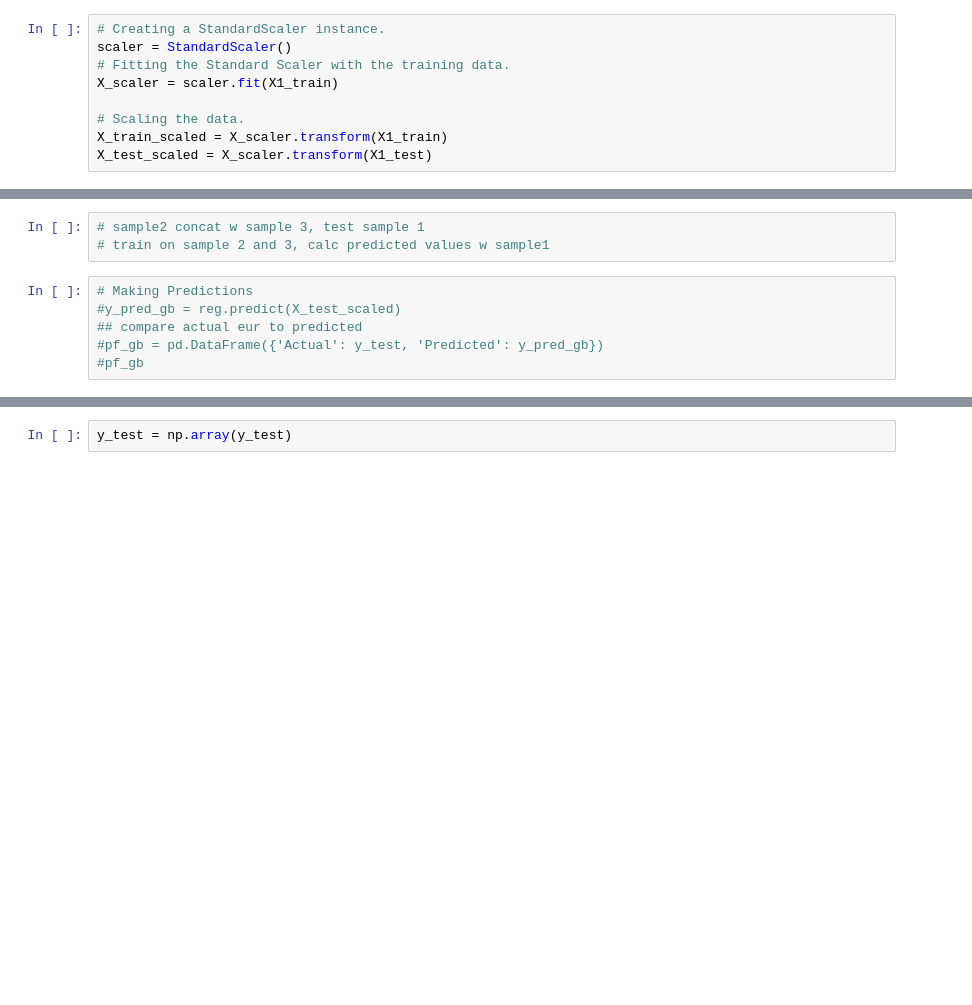
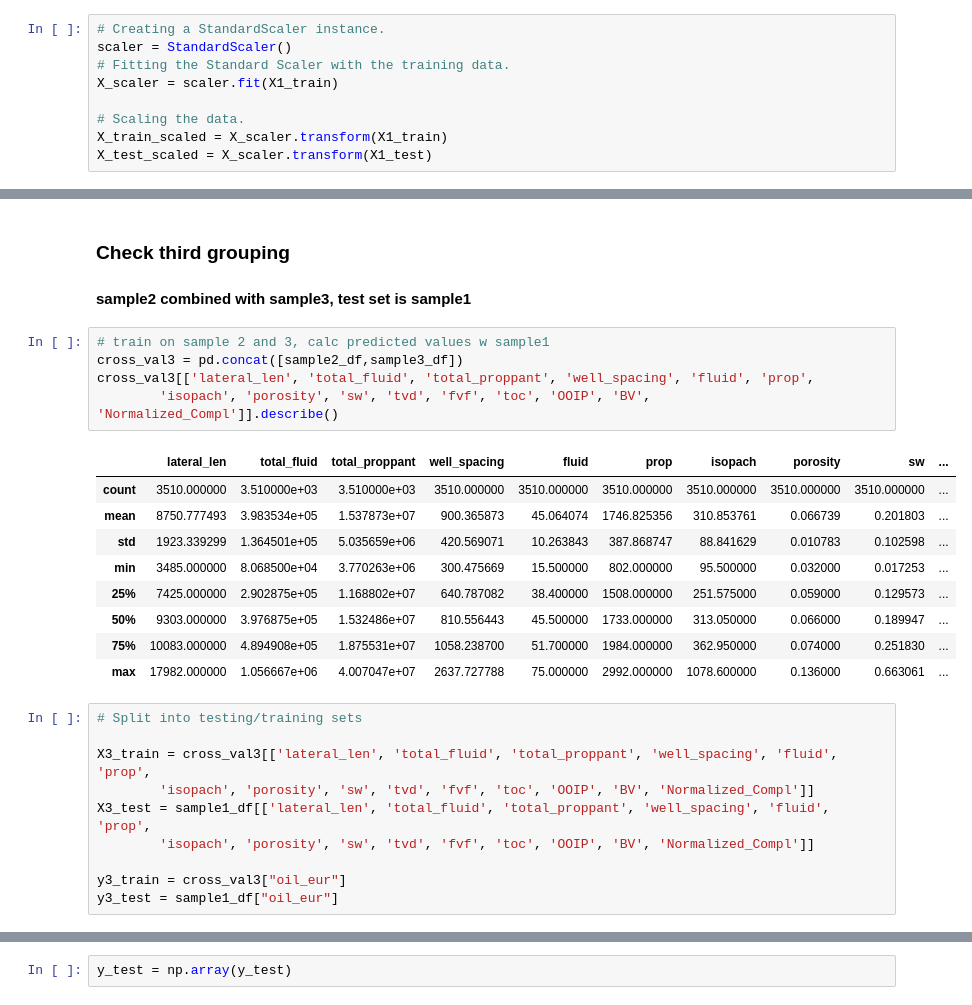
Before and after one commit to Auelocks/Friday_Night_Lights, a Jupyter notebook: GradientBoostRegressor_model.ipynb, the cells around one changed output, grey strips where cells are left out. Saved outputs shown, nothing was run; the diff lists cells and outputs as text; blank space fills up the shorter version.

```diff
--- a/GradientBoostRegressor_model.ipynb
+++ b/GradientBoostRegressor_model.ipynb
@@ -612,9 +639,28 @@ Mean Abs Percentage Error: 0.3472593910168925
+# %% [markdown]
+### Check third grouping
+#### sample2 combined with sample3, test set is sample1
 # %%
-# sample2 concat w sample 3, test sample 1
 # train on sample 2 and 3, calc predicted values w sample1
+cross_val3 = pd.concat([sample2_df,sample3_df])
+cross_val3[['lateral_len', 'total_fluid', 'total_proppant', 'well_spacing', 'fluid', 'prop',
+        'isopach', 'porosity', 'sw', 'tvd', 'fvf', 'toc', 'OOIP', 'BV', 'Normalized_Compl']].describe()
+# %% [output]
+|  | lateral_len | total_fluid | total_proppant | well_spacing | fluid | prop | isopach | porosity | sw | ... |
+| count | 3510.000000 | 3.510000e+03 | 3.510000e+03 | 3510.000000 | 3510.000000 | 3510.000000 | 3510.000000 | 3510.000000 | 3510.000000 | ... |
+| mean | 8750.777493 | 3.983534e+05 | 1.537873e+07 | 900.365873 | 45.064074 | 1746.825356 | 310.853761 | 0.066739 | 0.201803 | ... |
+| std | 1923.339299 | 1.364501e+05 | 5.035659e+06 | 420.569071 | 10.263843 | 387.868747 | 88.841629 | 0.010783 | 0.102598 | ... |
+| min | 3485.000000 | 8.068500e+04 | 3.770263e+06 | 300.475669 | 15.500000 | 802.000000 | 95.500000 | 0.032000 | 0.017253 | ... |
+| 25% | 7425.000000 | 2.902875e+05 | 1.168802e+07 | 640.787082 | 38.400000 | 1508.000000 | 251.575000 | 0.059000 | 0.129573 | ... |
+| 50% | 9303.000000 | 3.976875e+05 | 1.532486e+07 | 810.556443 | 45.500000 | 1733.000000 | 313.050000 | 0.066000 | 0.189947 | ... |
+| 75% | 10083.000000 | 4.894908e+05 | 1.875531e+07 | 1058.238700 | 51.700000 | 1984.000000 | 362.950000 | 0.074000 | 0.251830 | ... |
+| max | 17982.000000 | 1.056667e+06 | 4.007047e+07 | 2637.727788 | 75.000000 | 2992.000000 | 1078.600000 | 0.136000 | 0.663061 | ... |
 # %%
-# Making Predictions
-#y_pred_gb = reg.predict(X_test_scaled)
-## compare actual eur to predicted
-#pf_gb = pd.DataFrame({'Actual': y_test, 'Predicted': y_pred_gb})
-#pf_gb
+# Split into testing/training sets
+
+X3_train = cross_val3[['lateral_len', 'total_fluid', 'total_proppant', 'well_spacing', 'fluid', 'prop',
+        'isopach', 'porosity', 'sw', 'tvd', 'fvf', 'toc', 'OOIP', 'BV', 'Normalized_Compl']]
+X3_test = sample1_df[['lateral_len', 'total_fluid', 'total_proppant', 'well_spacing', 'fluid', 'prop',
+        'isopach', 'porosity', 'sw', 'tvd', 'fvf', 'toc', 'OOIP', 'BV', 'Normalized_Compl']]
+
+y3_train = cross_val3["oil_eur"]
+y3_test = sample1_df["oil_eur"]
```
Also changed, not shown: parts of 29 cells of this notebook.
